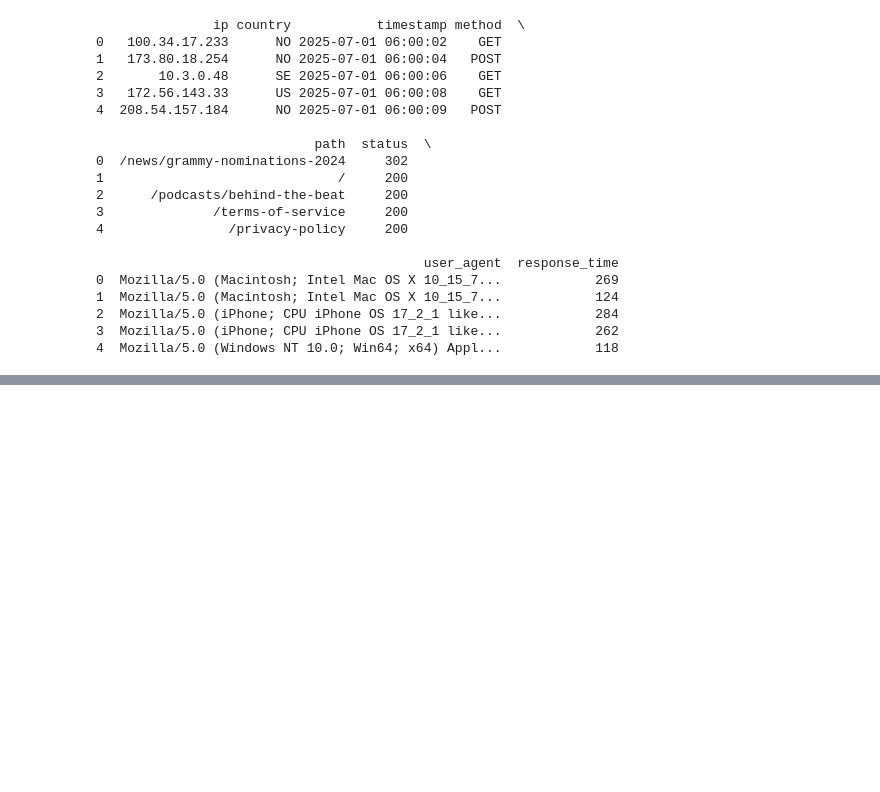
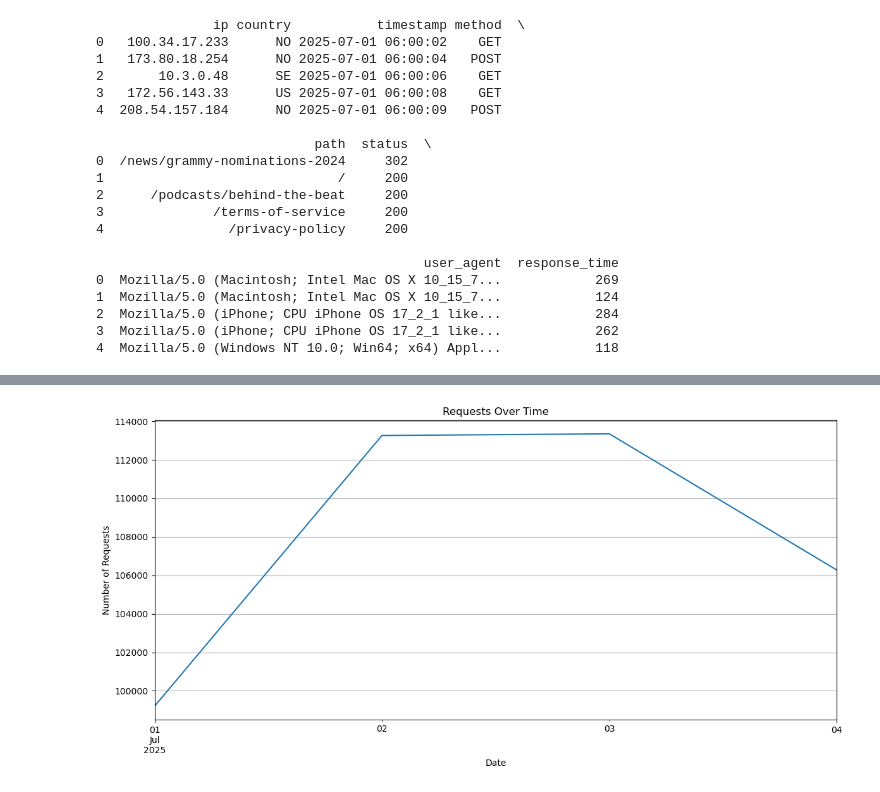
Before and after one commit to HarryFoster1812/ieuk-task-2025, a Jupyter notebook: Data Analysis.ipynb, the cells around one changed output, grey strips where cells are left out. Drawn from its saved outputs; the diff is of its cells as text; code cells hidden in the pictures; blank space fills up the shorter version.

```diff
--- a/Data Analysis.ipynb
+++ b/Data Analysis.ipynb
@@ -79 +241,17 @@ print(error_logs.head())
+# %%
+# line graph to show requests over time
+
+requests_over_time = df['timestamp'].dt.floor('D').value_counts().sort_index()
+
+# Plot
+plt.figure(figsize=(12, 6))
+requests_over_time.plot()
+plt.title('Requests Over Time')
+plt.xlabel('Date')
+plt.ylabel('Number of Requests')
+plt.grid(True)
+plt.tight_layout()
+plt.show()
+# %% [output]
+[figure, added]
 # %%
```
Also changed, not shown: parts of 18 cells of this notebook, 8 other files.
